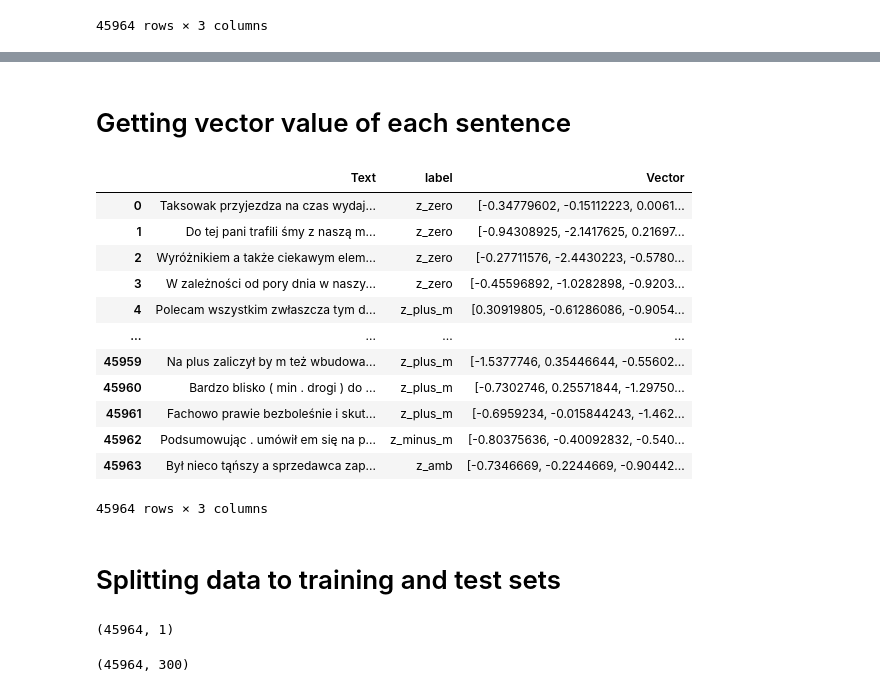
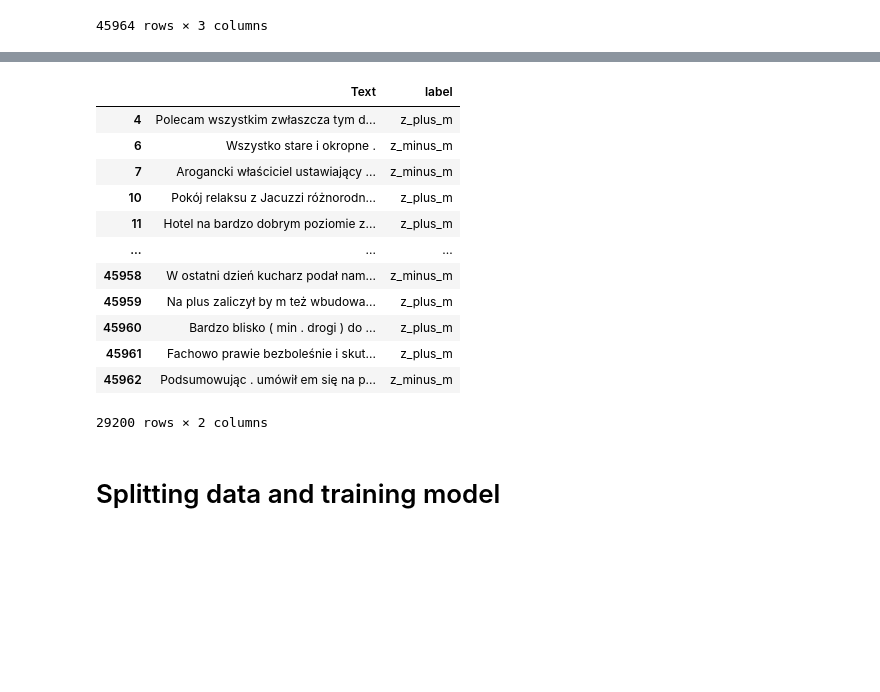
Before and after one commit to KonradKomor/Polish-sentiment-analysis-model, a Jupyter notebook: Polish sentiment analysis model.ipynb, the cells around one changed output, grey strips where cells are left out. Drawn from its saved outputs; the diff is of its cells as text; code cells hidden in the pictures; blank space fills up the shorter version.

```diff
--- a/Polish sentiment analysis model.ipynb
+++ b/Polish sentiment analysis model.ipynb
@@ -69,2 +93,0 @@ df.head(100)
-# %% [markdown]
-# Getting vector value of each sentence
@@ -76,20 +94,20 @@ def getVector(x):
-# %%
-df['Vector']=df['Text'].apply(lambda x: getVector(x))
-# %%
-df
-# %% [output]
-|  | Text | label | Vector |
-| 0 | Taksowak przyjezdza na czas wydaj... | z_zero | [-0.34779602, -0.15112223, 0.0061... |
-| 1 | Do tej pani trafili śmy z naszą m... | z_zero | [-0.94308925, -2.1417625, 0.21697... |
-| 2 | Wyróżnikiem a także ciekawym elem... | z_zero | [-0.27711576, -2.4430223, -0.5780... |
-| 3 | W zależności od pory dnia w naszy... | z_zero | [-0.45596892, -1.0282898, -0.9203... |
-| 4 | Polecam wszystkim zwłaszcza tym d... | z_plus_m | [0.30919805, -0.61286086, -0.9054... |
-| ... | ... | ... | ... |
-| 45959 | Na plus zaliczył by m też wbudowa... | z_plus_m | [-1.5377746, 0.35446644, -0.55602... |
-| 45960 | Bardzo blisko ( min . drogi ) do ... | z_plus_m | [-0.7302746, 0.25571844, -1.29750... |
-| 45961 | Fachowo prawie bezboleśnie i skut... | z_plus_m | [-0.6959234, -0.015844243, -1.462... |
-| 45962 | Podsumowując . umówił em się na p... | z_minus_m | [-0.80375636, -0.40092832, -0.540... |
-| 45963 | Był nieco tąńszy a sprzedawca zap... | z_amb | [-0.7346669, -0.2244669, -0.90442... |
-45964 rows × 3 columns
+# %%
+df =df[df.label != 'z_zero']
+df =df[df.label != 'z_amb']
+df
+# %% [output]
+|  | Text | label |
+| 4 | Polecam wszystkim zwłaszcza tym d... | z_plus_m |
+| 6 | Wszystko stare i okropne . | z_minus_m |
+| 7 | Arogancki właściciel ustawiający ... | z_minus_m |
+| 10 | Pokój relaksu z Jacuzzi różnorodn... | z_plus_m |
+| 11 | Hotel na bardzo dobrym poziomie z... | z_plus_m |
+| ... | ... | ... |
+| 45958 | W ostatni dzień kucharz podał nam... | z_minus_m |
+| 45959 | Na plus zaliczył by m też wbudowa... | z_plus_m |
+| 45960 | Bardzo blisko ( min . drogi ) do ... | z_plus_m |
+| 45961 | Fachowo prawie bezboleśnie i skut... | z_plus_m |
+| 45962 | Podsumowując . umówił em się na p... | z_minus_m |
+29200 rows × 2 columns
 # %% [markdown]
-# Splitting data to training and test sets
+# Splitting data and training model
@@ -99,4 +113,0 @@ X=X.reshape(-1,1)
-# %%
-X.shape
-# %% [output]
-(45964, 1)
@@ -105,4 +113,0 @@ X=np.concatenate(np.concatenate(X,axis=0),axis=0).reshape(-1,300)
-# %%
-X.shape
-# %% [output]
-(45964, 300)
```
Also changed, not shown: parts of 33 cells of this notebook.
